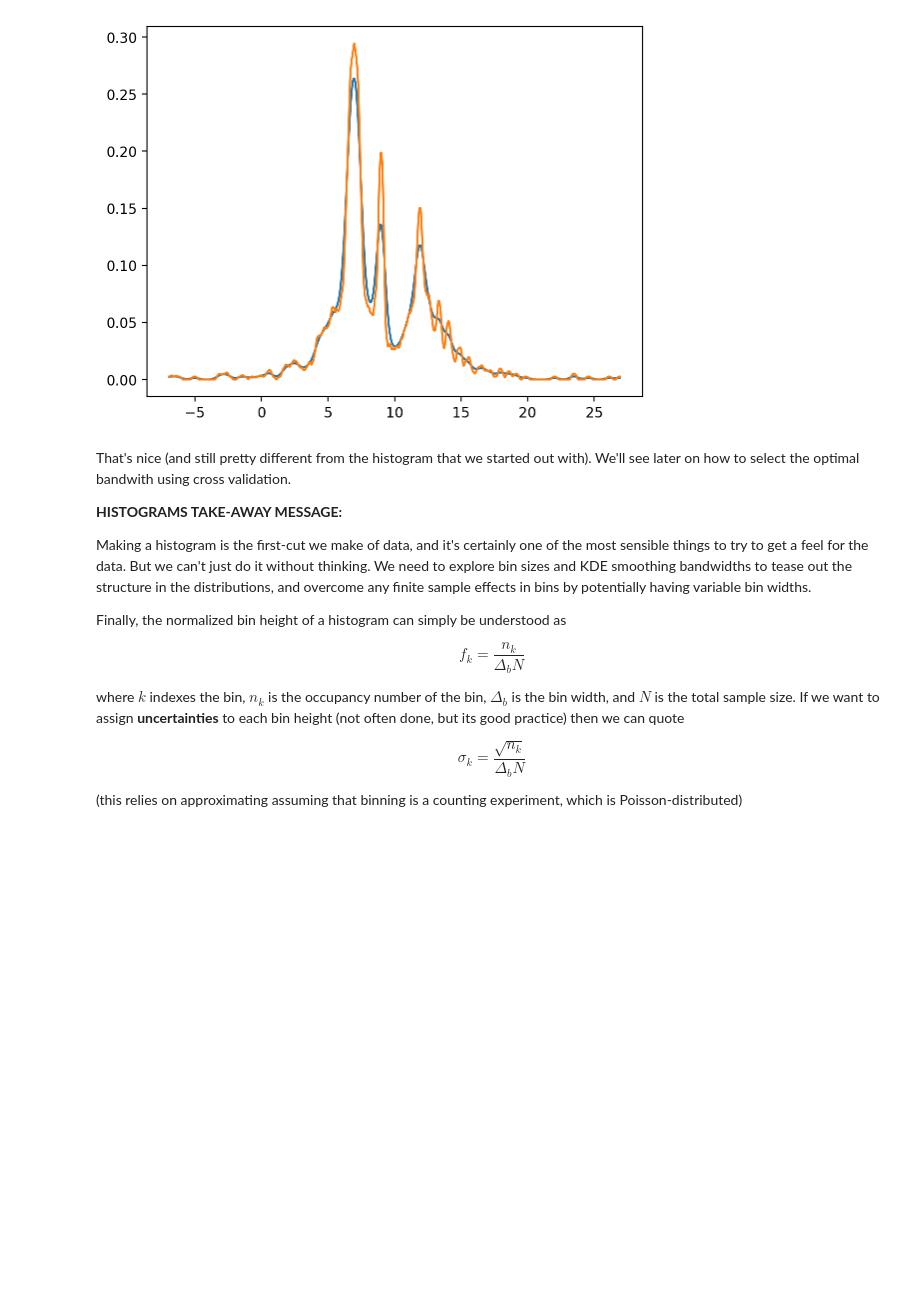
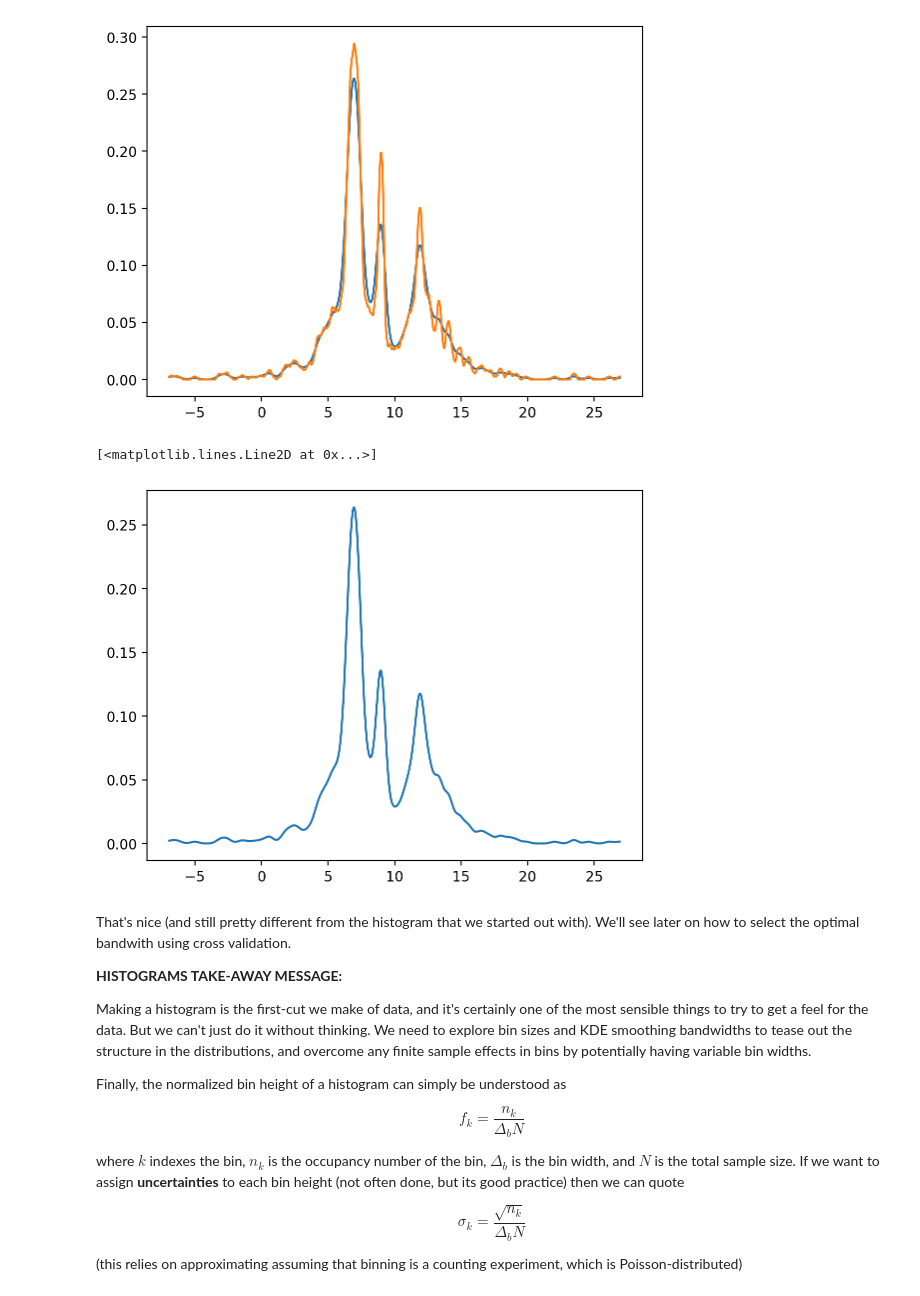
Before and after one commit to dgerosa/astrostatistics_bicocca_2024, a Jupyter notebook: lectures/L07_frequentist.ipynb, the cells around one changed output. Drawn from its saved outputs; the diff is of its cells as text; code cells hidden in the pictures; blank space fills up the shorter version.

```diff
--- a/lectures/L07_frequentist.ipynb
+++ b/lectures/L07_frequentist.ipynb
@@ -515,6 +515,12 @@ plt.plot(xgrid,PDFtophat)
 # %% [output]
 [<matplotlib.lines.Line2D at 0x...>]
 [figure]
+# %%
+PDFtophat = kde_sklearn(x,bandwidth=0.3,kernel="gaussian")
+plt.plot(xgrid,PDFtophat)
+# %% [output]
+[<matplotlib.lines.Line2D at 0x...>]
+[figure, added]
 # %% [markdown]
 That's nice (and still pretty different from the histogram that we started out with). We'll see later on how to select the optimal bandwith using cross validation.
 
```
Also changed, not shown: parts of 2 cells of this notebook, 1 other file.
